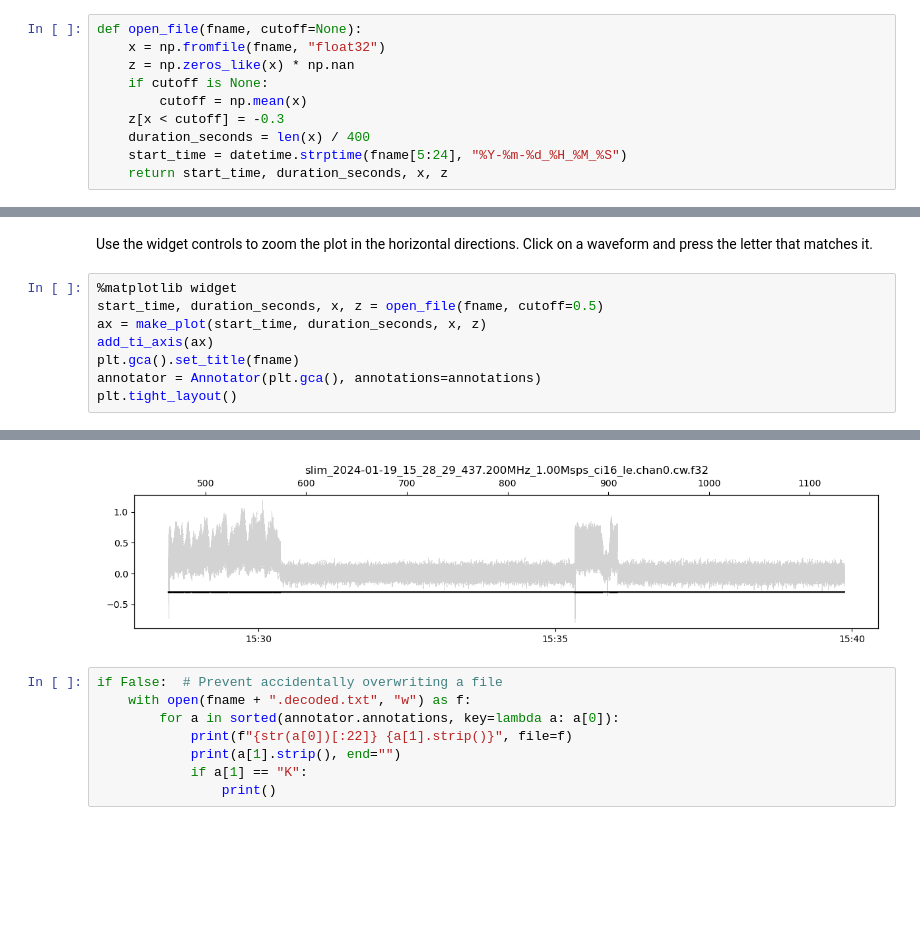
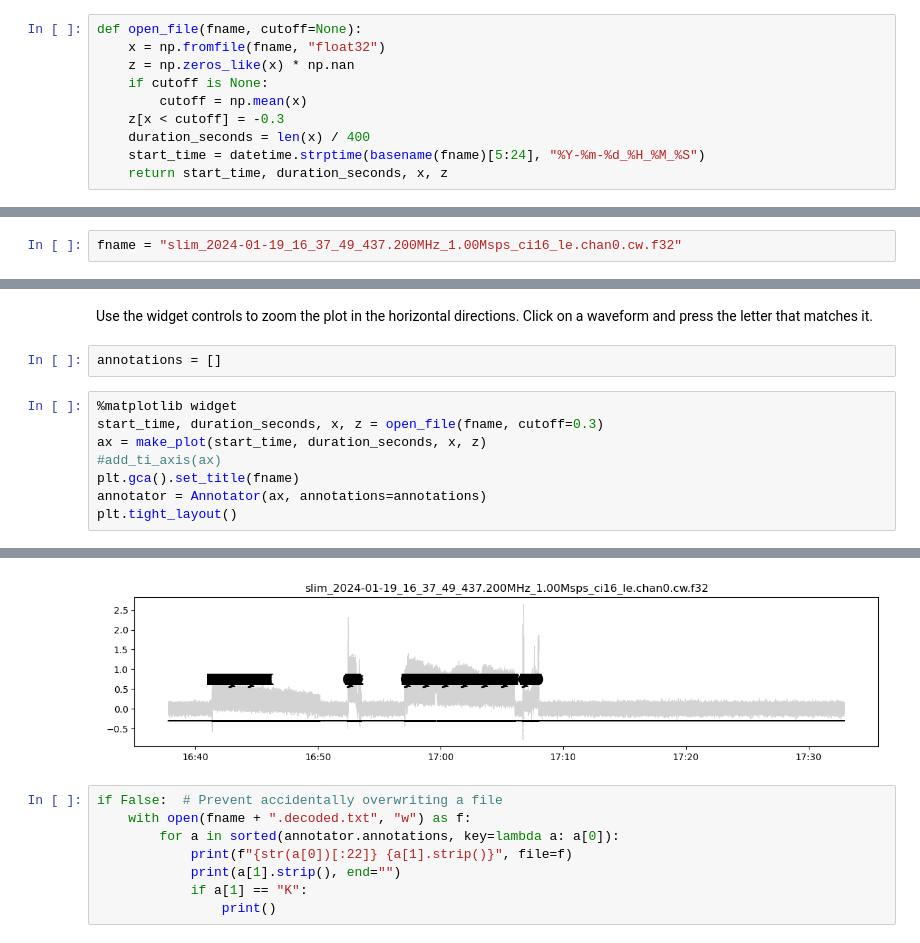
Before and after one commit to tammojan/lev1cw, a Jupyter notebook: annotate_cw.ipynb, the cells around one changed output, grey strips where cells are left out. Drawn from its saved outputs; the diff is of its cells as text; blank space fills up the shorter version.

```diff
--- a/annotate_cw.ipynb
+++ b/annotate_cw.ipynb
@@ -120,7 +121,7 @@ def open_file(fname, cutoff=None):
         cutoff = np.mean(x)
     z[x < cutoff] = -0.3
     duration_seconds = len(x) / 400
-    start_time = datetime.strptime(fname[5:24], "%Y-%m-%d_%H_%M_%S")
+    start_time = datetime.strptime(basename(fname)[5:24], "%Y-%m-%d_%H_%M_%S")
     return start_time, duration_seconds, x, z
 # %%
 def add_ti_axis(ax):
@@ -152,3 +153,5 @@ fname = "slim_2024-01-19_15_28_29_437.200MHz_1.00Msps_ci16_le.chan0.cw.f32"
+# %%
+fname = "slim_2024-01-19_16_37_49_437.200MHz_1.00Msps_ci16_le.chan0.cw.f32"
 # %%
 def read_annotations(fname):
     annotations = []
@@ -166,17 +169,19 @@ def read_annotations(fname):
 annotations = read_annotations(fname)
 # %% [markdown]
 Use the widget controls to zoom the plot in the horizontal directions. Click on a waveform and press the letter that matches it.
+# %%
+annotations = []
 # %%
 %matplotlib widget
-start_time, duration_seconds, x, z = open_file(fname, cutoff=0.5)
+start_time, duration_seconds, x, z = open_file(fname, cutoff=0.3)
 ax = make_plot(start_time, duration_seconds, x, z)
-add_ti_axis(ax)
+#add_ti_axis(ax)
 plt.gca().set_title(fname)
-annotator = Annotator(plt.gca(), annotations=annotations)
+annotator = Annotator(ax, annotations=annotations)
 plt.tight_layout()
 # %% [output]
 [interactive output not drawn]
-[figure, old version]
+[figure, new version]
 # %%
 if False:  # Prevent accidentally overwriting a file
     with open(fname + ".decoded.txt", "w") as f:
```
Also changed, not shown: parts of 3 cells of this notebook, 1 other file.
